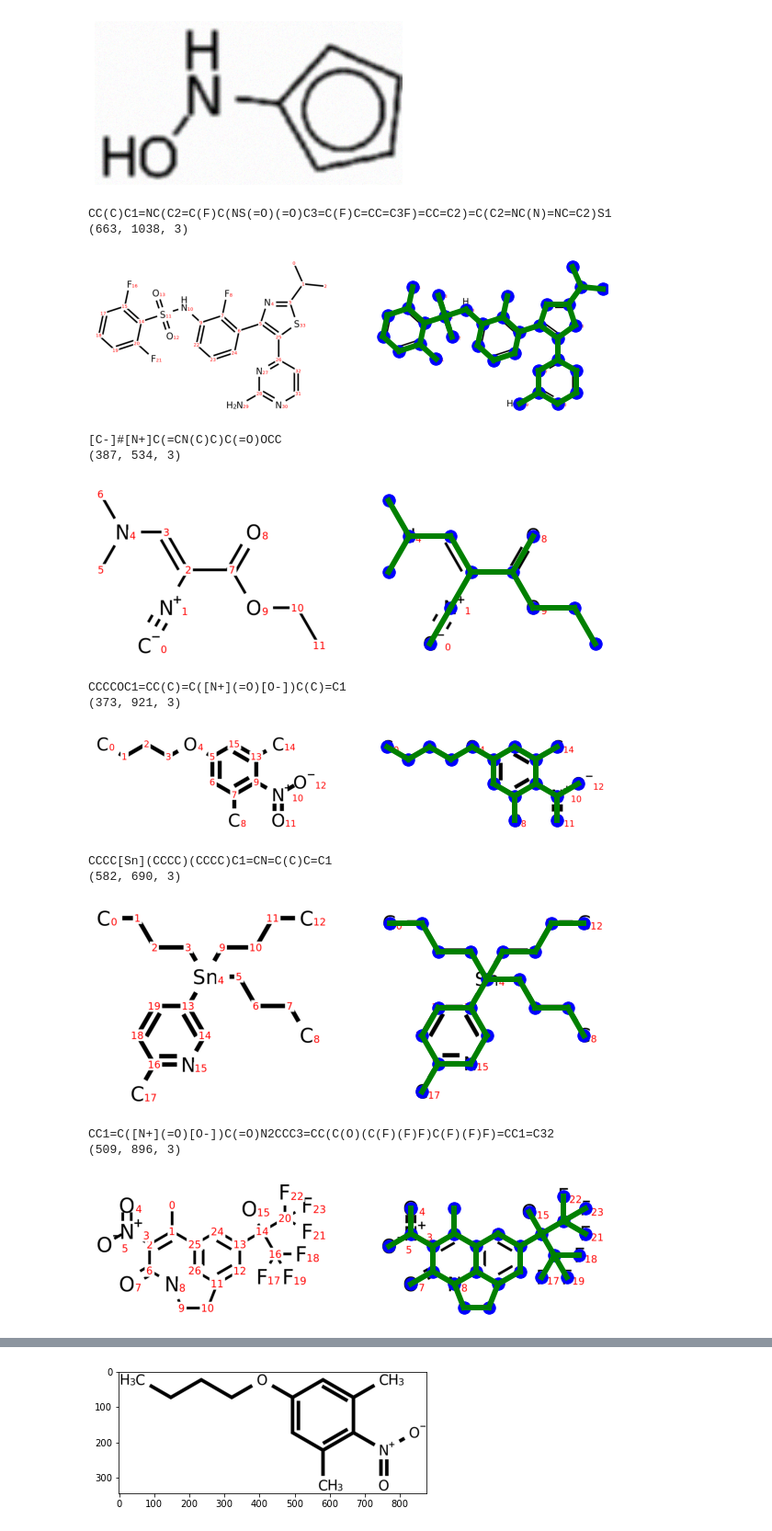
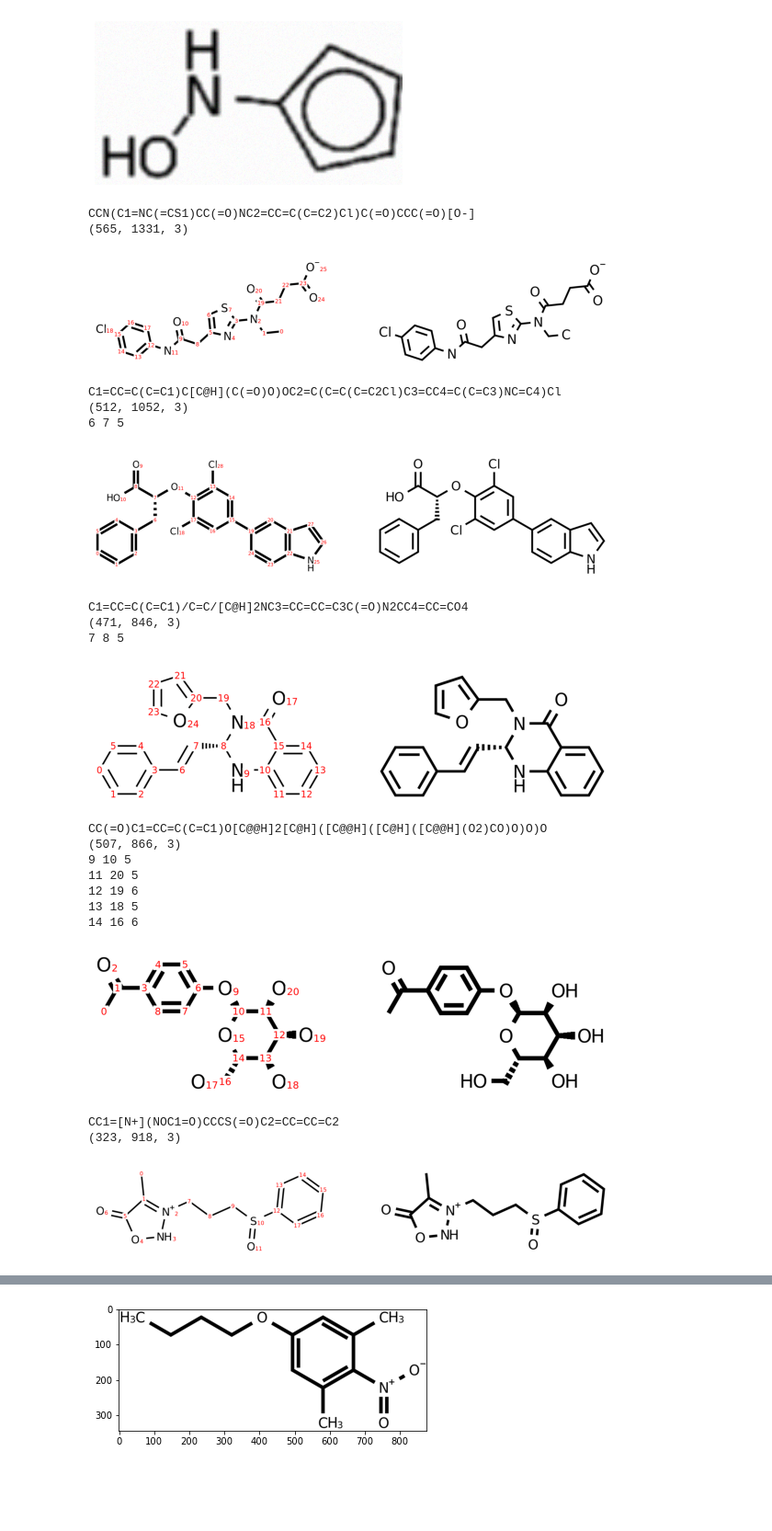
Before and after one commit to thomas0809/MolScribe, a Jupyter notebook: notebook/indigo.ipynb, the cells around one changed output, grey strips where cells are left out. Shown at 92% size. Drawn from its saved outputs; the diff is of its cells as text; code cells hidden in the pictures; blank space fills up the shorter version.

```diff
--- a/notebook/indigo.ipynb
+++ b/notebook/indigo.ipynb
@@ -148,54 +148,64 @@ import sys
 sys.path.append('/Mounts/rbg-storage1/users/yujieq/bms')
 from bms.dataset import generate_indigo_image
 
-df = pd.read_csv('../data/molbank/indigo-data/train.csv')
+df = pd.read_csv('../data/molbank/pubchem/train_200k.csv')
 
 for idx, row in df.iterrows():
     smiles = row['SMILES']
     print(smiles)
     plt.figure(figsize=(10,5))
 #     img, _, graph, success = generate_indigo_image(smiles, debug=True)
 #     plt.subplot(1,2,1)
 #     print(img.shape)
 #     h, w, _ = img.shape
 #     coords = np.array(graph['coords'])
 #     plt.scatter(coords[:,1]*w, coords[:,0]*h)
 #     plt.imshow(img)
     img, _, graph, success = generate_indigo_image(smiles, debug=True, mol_augment=False)
     print(img.shape)
     plt.subplot(1,2,1)
     plt.imshow(img)
     plt.axis('off')
     plt.subplot(1,2,2)
     plt.axis('off')
+    img, *_ = generate_indigo_image(smiles, debug=False, mol_augment=False)
     plt.imshow(img)
     h, w, _ = img.shape
     coords = np.array(graph['coords'])
     x = coords[:,1]*w
     y = coords[:,0]*h
     for i in range(len(x)):
         for j in range(len(x)):
             if graph['edges'][i][j] != 0 and i < j:
-                plt.plot([x[i], x[j]], [y[i], y[j]], 'g', linewidth=6)
-    plt.scatter(x, y, 180, color='b')
+                if graph['edges'][i][j] in [5,6]:
+                    print(i, j, graph['edges'][i][j])
+#                 plt.plot([x[i], x[j]], [y[i], y[j]], 'g', linewidth=6)
+#     plt.scatter(x, y, 180, color='b')
     plt.xlim(-20,w+10)
     plt.ylim(h+10,-20)
     plt.show()
     if idx >= 20:
         break
 # %% [output]
-CC(C)C1=NC(C2=C(F)C(NS(=O)(=O)C3=C(F)C=CC=C3F)=CC=C2)=C(C2=NC(N)=NC=C2)S1
-(663, 1038, 3)
+CCN(C1=NC(=CS1)CC(=O)NC2=CC=C(C=C2)Cl)C(=O)CCC(=O)[O-]
+(565, 1331, 3)
-[figure, old version]
+[figure, new version]
-[C-]#[N+]C(=CN(C)C)C(=O)OCC
-(387, 534, 3)
+C1=CC=C(C=C1)C[C@H](C(=O)O)OC2=C(C=C(C=C2Cl)C3=CC4=C(C=C3)NC=C4)Cl
+(512, 1052, 3)
+6 7 5
-[figure, old version]
+[figure, new version]
-CCCCOC1=CC(C)=C([N+](=O)[O-])C(C)=C1
-(373, 921, 3)
+C1=CC=C(C=C1)/C=C/[C@H]2NC3=CC=CC=C3C(=O)N2CC4=CC=CO4
+(471, 846, 3)
+7 8 5
-[figure, old version]
+[figure, new version]
-CCCC[Sn](CCCC)(CCCC)C1=CN=C(C)C=C1
-(582, 690, 3)
+CC(=O)C1=CC=C(C=C1)O[C@@H]2[C@H]([C@@H]([C@H]([C@@H](O2)CO)O)O)O
+(507, 866, 3)
+9 10 5
+11 20 5
+12 19 6
+13 18 5
+14 16 6
-[figure, old version]
+[figure, new version]
-CC1=C([N+](=O)[O-])C(=O)N2CCC3=CC(C(O)(C(F)(F)F)C(F)(F)F)=CC1=C32
-(509, 896, 3)
+CC1=[N+](NOC1=O)CCCS(=O)C2=CC=CC=C2
+(323, 918, 3)
-[figure, old version]
+[figure, new version]
```
Also changed, not shown: parts of 2 cells of this notebook, 1 other file.
